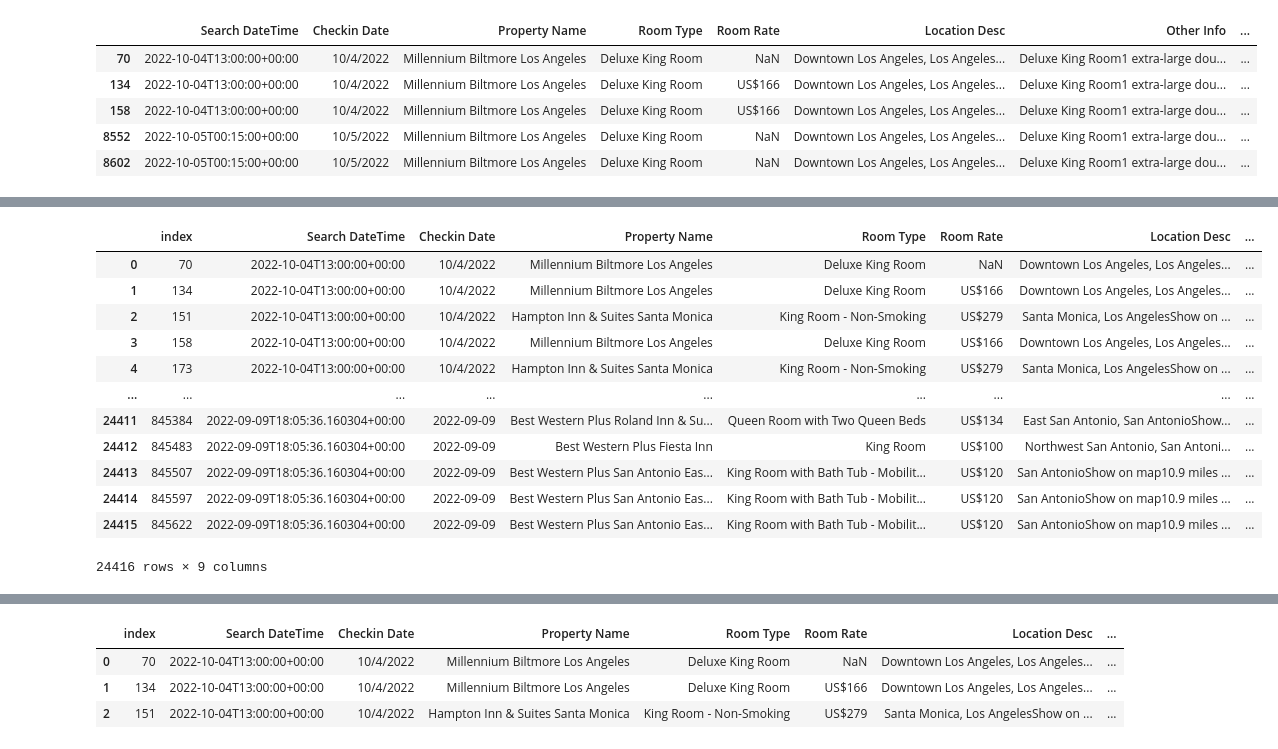
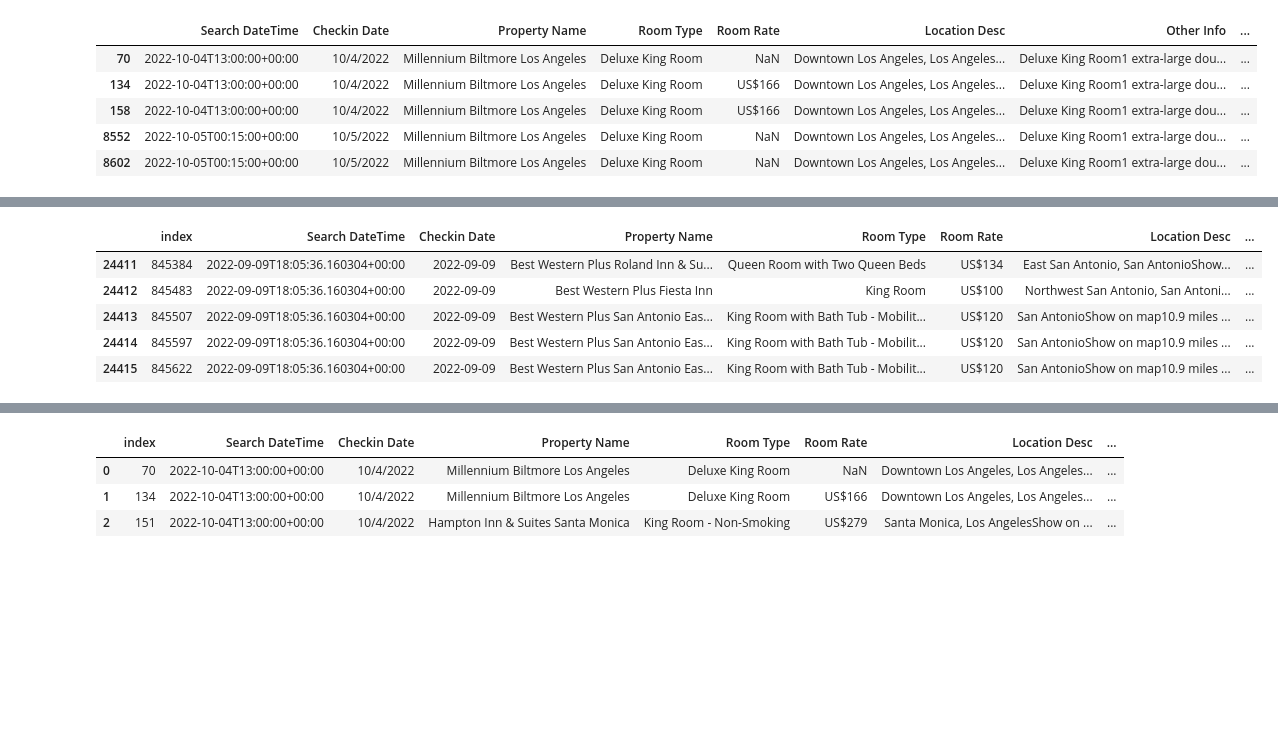
Before and after one commit to ushanj/Synthetic_Data, a Jupyter notebook: Hotel_data_synthetic.ipynb, the cells around one changed output, grey strips where cells are left out. Saved outputs shown, nothing was run; the diff lists cells and outputs as text; code cells hidden in the pictures; blank space fills up the shorter version.

```diff
--- a/Hotel_data_synthetic.ipynb
+++ b/Hotel_data_synthetic.ipynb
@@ -16,0 +17,2 @@ df4.tail()
+# %%
+df4['percentage'] = (df4['profit']/df4['bookingvalue'])*100
@@ -175,18 +171,11 @@ hotel_df.head()
 # %%
 scrape_hotel_df =scrape_hotel_df.reset_index()
-scrape_hotel_df
+scrape_hotel_df.tail()
 # %% [output]
 |  | index | Search DateTime | Checkin Date | Property Name | Room Type | Room Rate | Location Desc | ... |
-| 0 | 70 | 2022-10-04T13:00:00+00:00 | 10/4/2022 | Millennium Biltmore Los Angeles | Deluxe King Room | NaN | Downtown Los Angeles, Los Angeles... | ... |
-| 1 | 134 | 2022-10-04T13:00:00+00:00 | 10/4/2022 | Millennium Biltmore Los Angeles | Deluxe King Room | US$166 | Downtown Los Angeles, Los Angeles... | ... |
-| 2 | 151 | 2022-10-04T13:00:00+00:00 | 10/4/2022 | Hampton Inn & Suites Santa Monica | King Room - Non-Smoking | US$279 | Santa Monica, Los AngelesShow on ... | ... |
-| 3 | 158 | 2022-10-04T13:00:00+00:00 | 10/4/2022 | Millennium Biltmore Los Angeles | Deluxe King Room | US$166 | Downtown Los Angeles, Los Angeles... | ... |
-| 4 | 173 | 2022-10-04T13:00:00+00:00 | 10/4/2022 | Hampton Inn & Suites Santa Monica | King Room - Non-Smoking | US$279 | Santa Monica, Los AngelesShow on ... | ... |
-| ... | ... | ... | ... | ... | ... | ... | ... | ... |
 | 24411 | 845384 | 2022-09-09T18:05:36.160304+00:00 | 2022-09-09 | Best Western Plus Roland Inn & Su... | Queen Room with Two Queen Beds | US$134 | East San Antonio, San AntonioShow... | ... |
 | 24412 | 845483 | 2022-09-09T18:05:36.160304+00:00 | 2022-09-09 | Best Western Plus Fiesta Inn | King Room | US$100 | Northwest San Antonio, San Antoni... | ... |
 | 24413 | 845507 | 2022-09-09T18:05:36.160304+00:00 | 2022-09-09 | Best Western Plus San Antonio Eas... | King Room with Bath Tub - Mobilit... | US$120 | San AntonioShow on map10.9 miles ... | ... |
 | 24414 | 845597 | 2022-09-09T18:05:36.160304+00:00 | 2022-09-09 | Best Western Plus San Antonio Eas... | King Room with Bath Tub - Mobilit... | US$120 | San AntonioShow on map10.9 miles ... | ... |
 | 24415 | 845622 | 2022-09-09T18:05:36.160304+00:00 | 2022-09-09 | Best Western Plus San Antonio Eas... | King Room with Bath Tub - Mobilit... | US$120 | San AntonioShow on map10.9 miles ... | ... |
-24416 rows × 9 columns
 # %%
```
Also changed, not shown: parts of 22 cells of this notebook, 1 other file.
